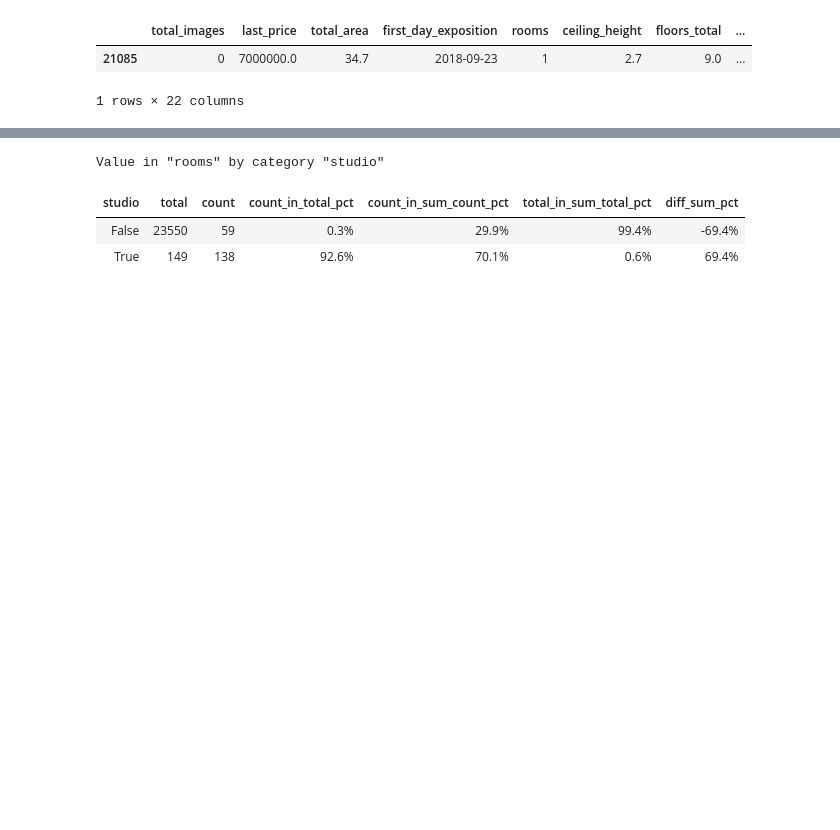
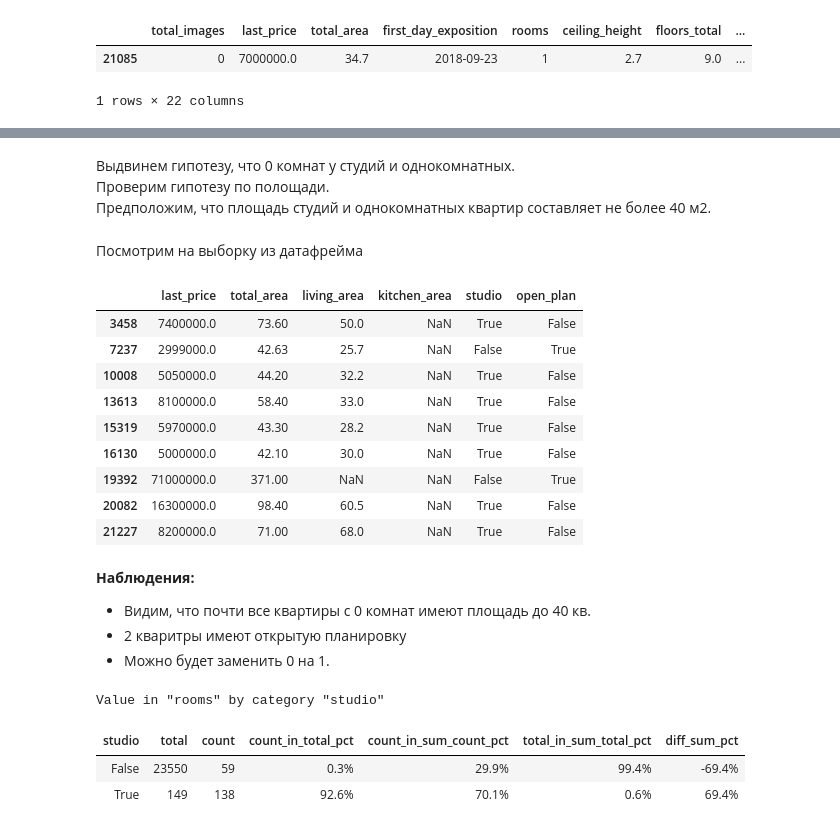
Before and after one commit to PAGriAnalytics/pagri-projects, a Jupyter notebook: quarto/projects/housing-ads-investigation/housing_ads_investigation.ipynb, the cells around one changed output, grey strips where cells are left out. Drawn from its saved outputs; the diff is of its cells as text; code cells hidden in the pictures; blank space fills up the shorter version.

```diff
--- a/quarto/projects/housing-ads-investigation/housing_ads_investigation.ipynb
+++ b/quarto/projects/housing-ads-investigation/housing_ads_investigation.ipynb
@@ -600,6 +814,30 @@ rooms
 |  | count |
 | rooms |  |
 | 0 | 197 |
+# %% [markdown]
+Выдвинем гипотезу, что 0 комнат у студий и однокомнатных.
+Проверим гипотезу по полощади.
+Предположим, что площадь студий и однокомнатных квартир составляет не более 40 м2.
+# %% [markdown]
+Посмотрим на выборку из датафрейма
+# %%
+series_zeros['rooms'][['last_price', 'total_area', 'living_area', 'kitchen_area', 'studio', 'open_plan']].query('total_area > 40')
+# %% [output]
+|  | last_price | total_area | living_area | kitchen_area | studio | open_plan |
+| 3458 | 7400000.0 | 73.60 | 50.0 | NaN | True | False |
+| 7237 | 2999000.0 | 42.63 | 25.7 | NaN | False | True |
+| 10008 | 5050000.0 | 44.20 | 32.2 | NaN | True | False |
+| 13613 | 8100000.0 | 58.40 | 33.0 | NaN | True | False |
+| 15319 | 5970000.0 | 43.30 | 28.2 | NaN | True | False |
+| 16130 | 5000000.0 | 42.10 | 30.0 | NaN | True | False |
+| 19392 | 71000000.0 | 371.00 | NaN | NaN | False | True |
+| 20082 | 16300000.0 | 98.40 | 60.5 | NaN | True | False |
+| 21227 | 8200000.0 | 71.00 | 68.0 | NaN | True | False |
+# %% [markdown]
+**Наблюдения:**
+- Видим, что почти все квартиры с 0 комнат имеют площадь до 40 кв.
+- 2 кваритры имеют открытую планировку
+- Можно будет заменить 0 на 1.
 # %%
 %%capture
 next(gen);next(gen);next(gen)
```
Also changed, not shown: parts of 204 cells of this notebook, 1 other file.
